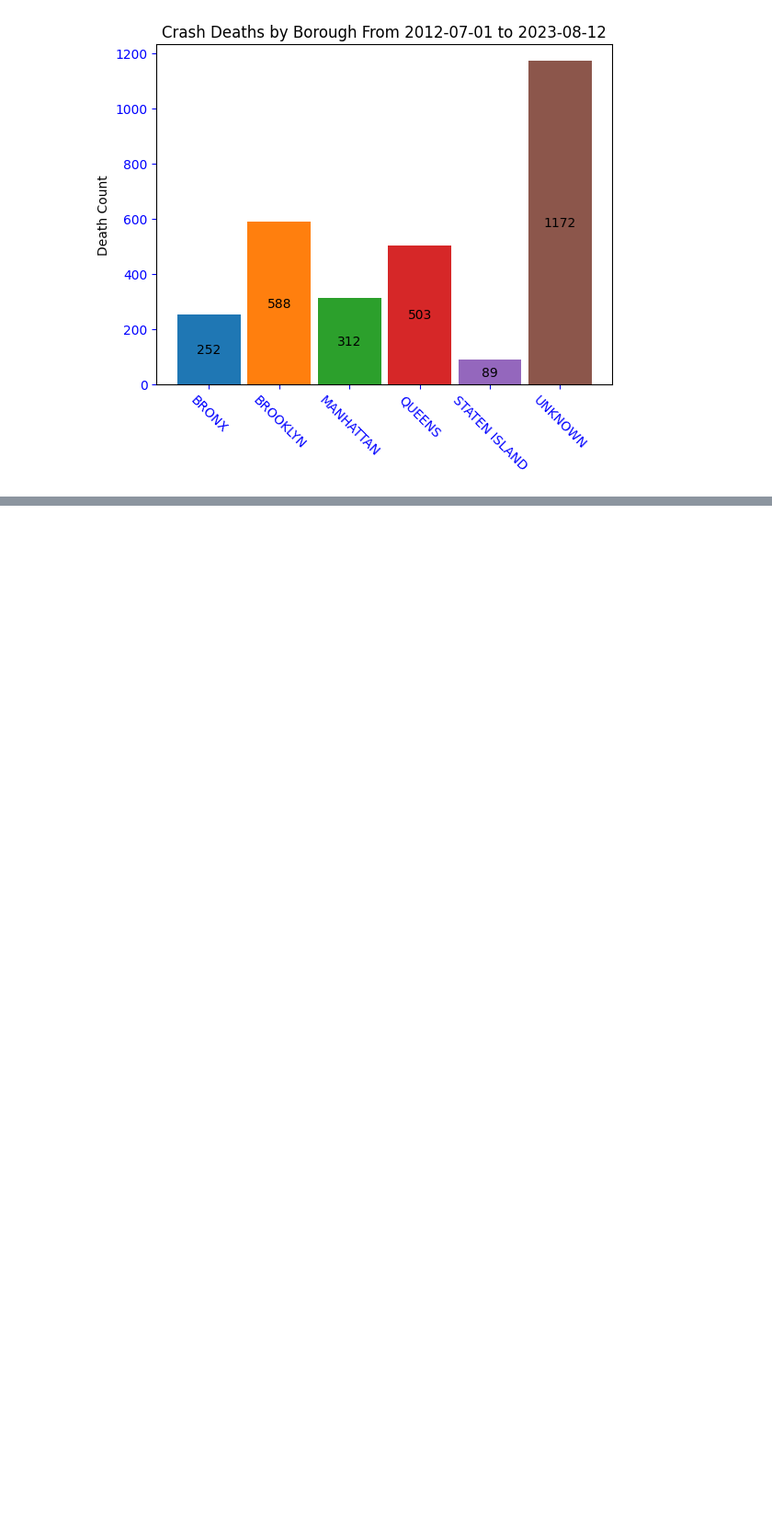
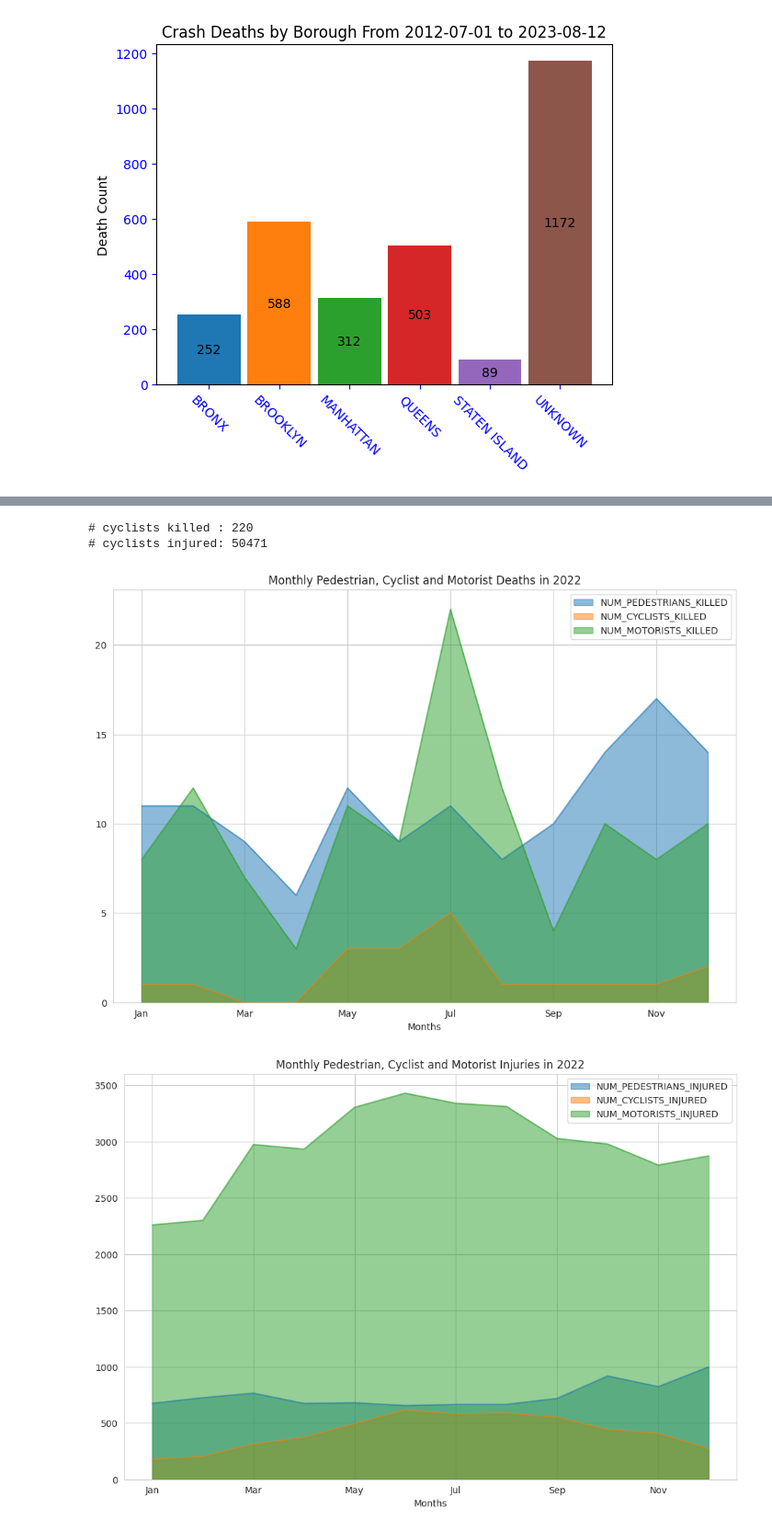
Before and after one commit to aibistin/crash_stats, a Jupyter notebook: nbs/00_crash_time_period_stats.ipynb, the cells around one changed output, grey strips where cells are left out. Shown at 92% size. Drawn from its saved outputs; the diff is of its cells as text; code cells hidden in the pictures; blank space fills up the shorter version.

```diff
--- a/nbs/00_crash_time_period_stats.ipynb
+++ b/nbs/00_crash_time_period_stats.ipynb
@@ -112,5 +124,9 @@ plt.rcParams['ytick.color'] = 'b'
 # %%
-# |eval: true
+# | code-fold: true
+# | code-summary: Code - Creating the 'crash' DataFrame from the NYPD CSV file.
+
+collision_filename = "Motor_Vehicle_Collisions_Aug15_2023.csv"
+
 # Using the Pandas 'read_csv' function
-crash = pd.read_csv('../Motor_Vehicle_Collisions_Aug15_2023.csv',
+crash = pd.read_csv(Path.cwd().joinpath("..").joinpath(collision_filename),
                     index_col='COLLISION_ID', usecols=cols_requested, dtype=crash_dtypes, converters=convert_cols)
@@ -862,0 +902,54 @@ UNKNOWN                 1145               205507
+# %%
+# | hide
+# Some Cyclist Stats From July 2012 to today
+
+tot_cyclists_killed = crash['NUM_CYCLISTS_KILLED'].sum()
+tot_cyclists_injured = crash['NUM_CYCLISTS_INJURED'].sum()
+print("# cyclists killed : " + str(tot_cyclists_killed))
+print("# cyclists injured: " + str(tot_cyclists_injured))
+# %% [output]
+# cyclists killed : 220
+# cyclists injured: 50471
+# %%
+# |hide
+numeric_ped_cyc_motor_cols = [x for x in numeric_cols if 'PERSONS' not in x]
+killed_cols = [x for x in numeric_ped_cyc_motor_cols if 'KILL' in x]
+injured_cols = [x for x in numeric_ped_cyc_motor_cols if 'INJ' in x]
+
+stats_for_2022_mask = crash['YEAR'] == 2022
+crash_2022 = crash[stats_for_2022_mask]
+killed_crash_2022 = crash_2022[['MONTH_NAME'] + killed_cols]
+injured_crash_2022 = crash_2022[['MONTH_NAME'] + injured_cols]
+
+plt.rcParams['figure.figsize'] = [12, 8]
+
+killed_2022_monthly = killed_crash_2022.groupby(
+    ['MONTH_NAME']).agg('sum', killed_cols)
+killed_2022_monthly.loc[month_abbr_order].plot.area(
+    xlabel='Months',
+    stacked=False,
+    title='Monthly Pedestrian, Cyclist and Motorist Deaths in 2022'.format(start_date, end_date))
+
+plt.show()
+injured_2022_monthly = injured_crash_2022.groupby(
+    ['MONTH_NAME']).agg('sum', injured_cols)
+
+injured_2022_monthly.loc[month_abbr_order].plot.area(
+    stacked=False,
+    xlabel='Months',
+    title='Monthly Pedestrian, Cyclist and Motorist Injuries in 2022'.format(start_date, end_date))
+plt.show()
+# |hide
+# Some Pivot Tables
+# TODO Print These In Nice Table Format
+pi = crash.pivot_table('NUM_PERSONS_INJURED', index='YEAR',
+                       columns='BOROUGH', aggfunc=('sum'))
+print(pi)
+g = pi.style.highlight_max()
+ci = crash.pivot_table('NUM_CYCLISTS_INJURED', index='YEAR',
+                       columns='BOROUGH', aggfunc=('sum'))
+# print(ci)
+ci.style.highlight_max()
+# %% [output]
+[figure, added]
+[figure, added]
```
Also changed, not shown: parts of 85 cells of this notebook, 23 other files.
